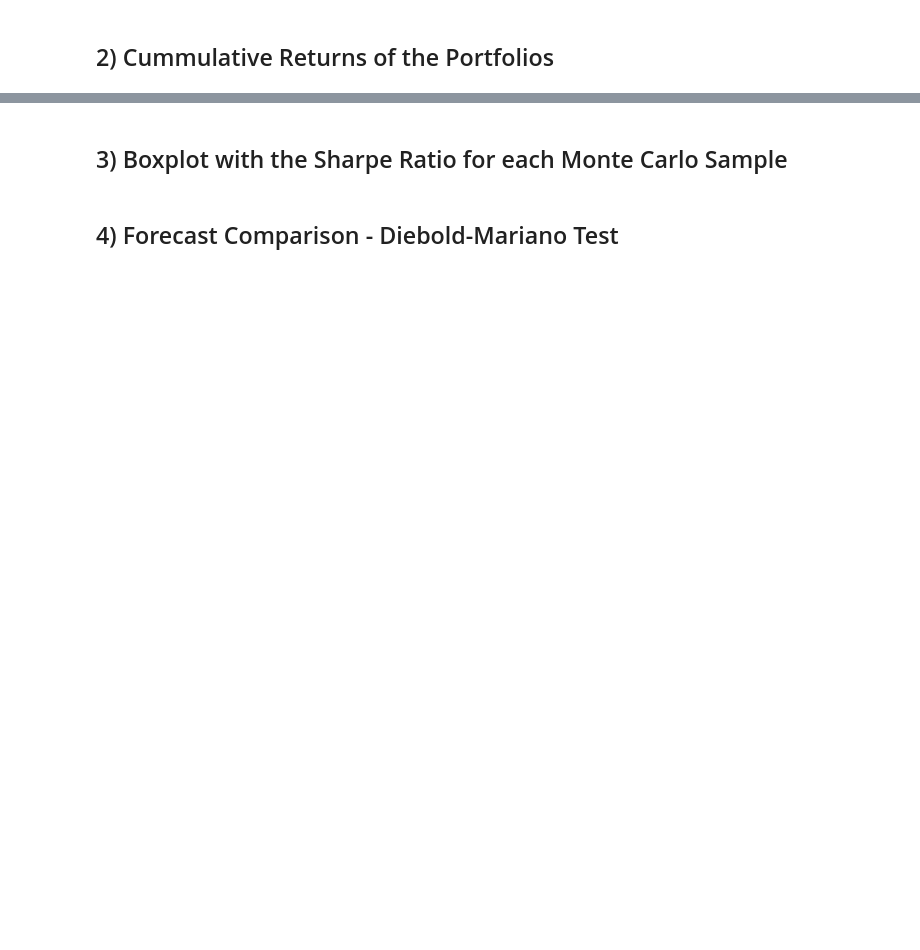
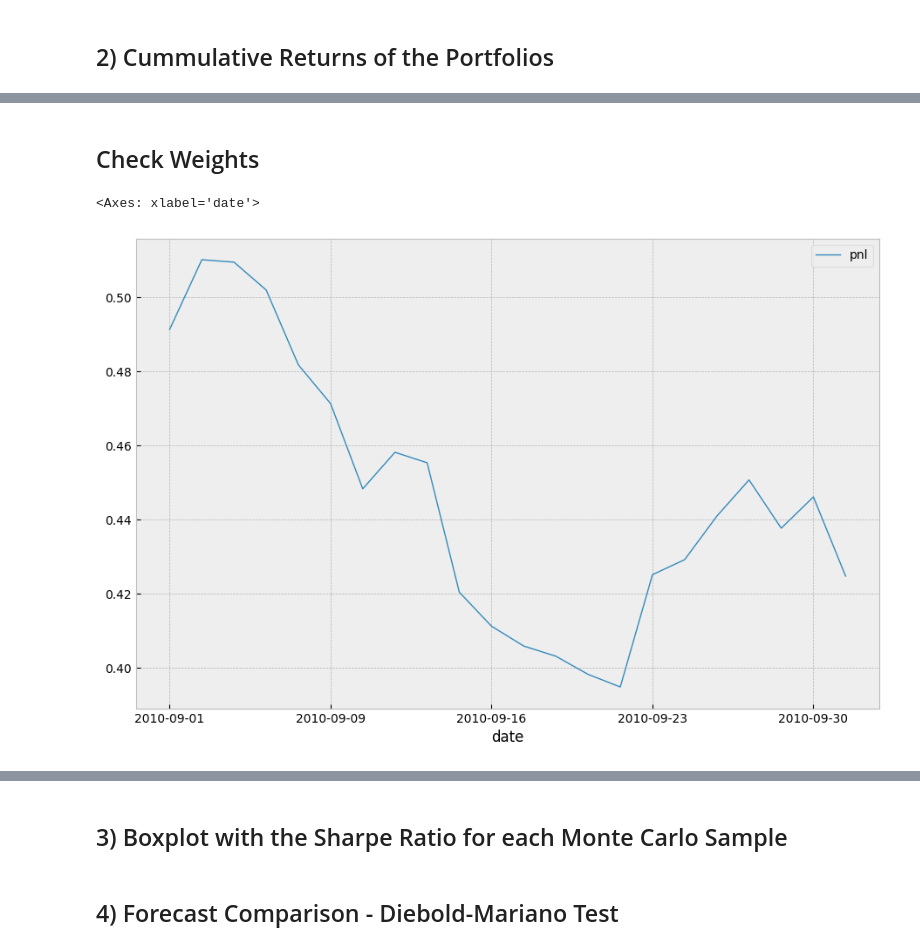
Before and after one commit to dcuoliveira/graph-portfolio-opt, a Jupyter notebook: src/results_report.ipynb, the cells around one changed output, grey strips where cells are left out. Drawn from its saved outputs; the diff is of its cells as text; code cells hidden in the pictures; blank space fills up the shorter version.

```diff
--- a/src/results_report.ipynb
+++ b/src/results_report.ipynb
@@ -87,0 +123,17 @@ plt.show()
+# %% [markdown]
+## Check Weights
+# %%
+model = 'mvo_ls_mle_mle'
+
+summary_df = all_summary_df.loc[all_summary_df["id"] == model]
+
+portfolio_returns =  summary_df.groupby("date").sum()[["pnl"]]
+portfolio_vol = (portfolio_returns.rolling(window=252).std() * np.sqrt(252)).shift(1)
+portfolio_returns_target = (portfolio_returns * (vol_target / portfolio_vol)).dropna()
+
+cum_pnl_df = portfolio_returns_target.cumsum()
+
+cum_pnl_df.loc["2010-09-01":"2010-10-01"].plot(figsize=(11, 7))
+# %% [output]
+<Axes: xlabel='date'>
+[figure, added]
```
Also changed, not shown: parts of 10 cells of this notebook, 1 other file.
